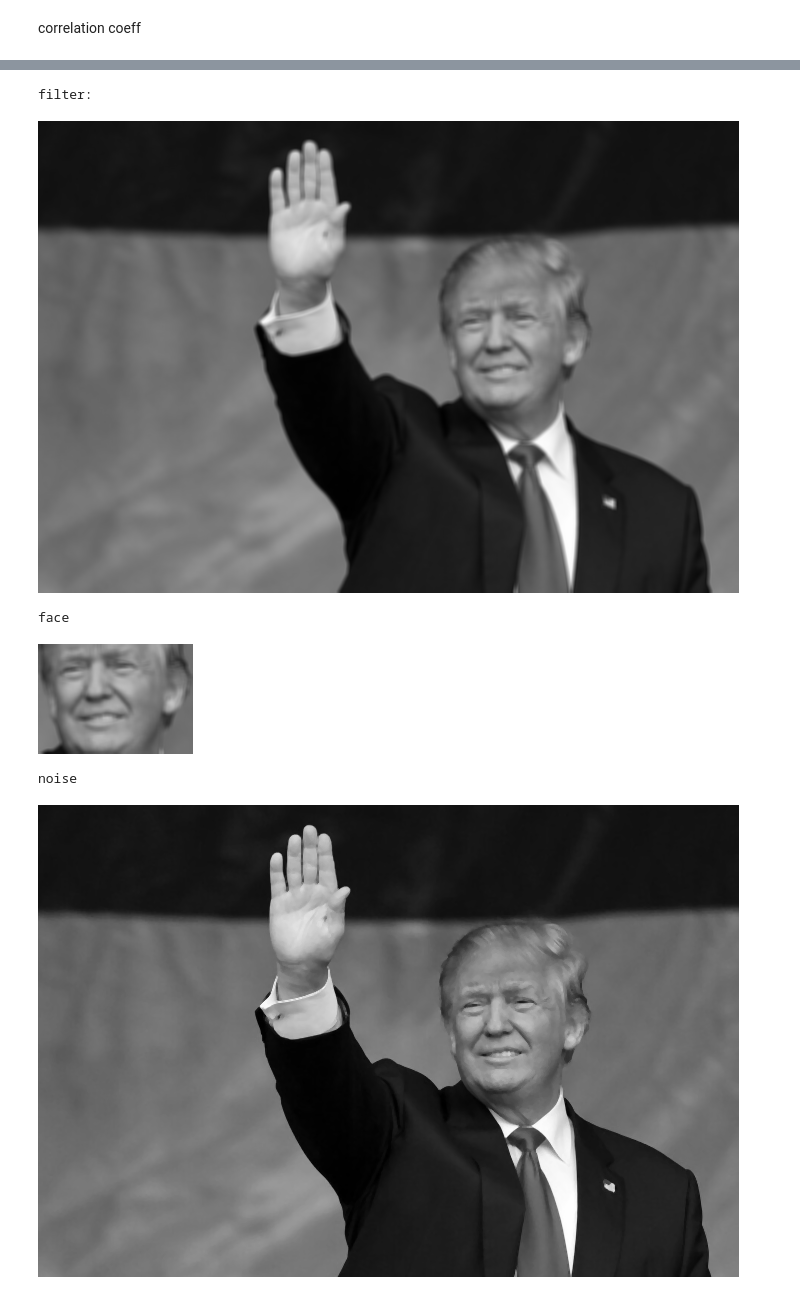
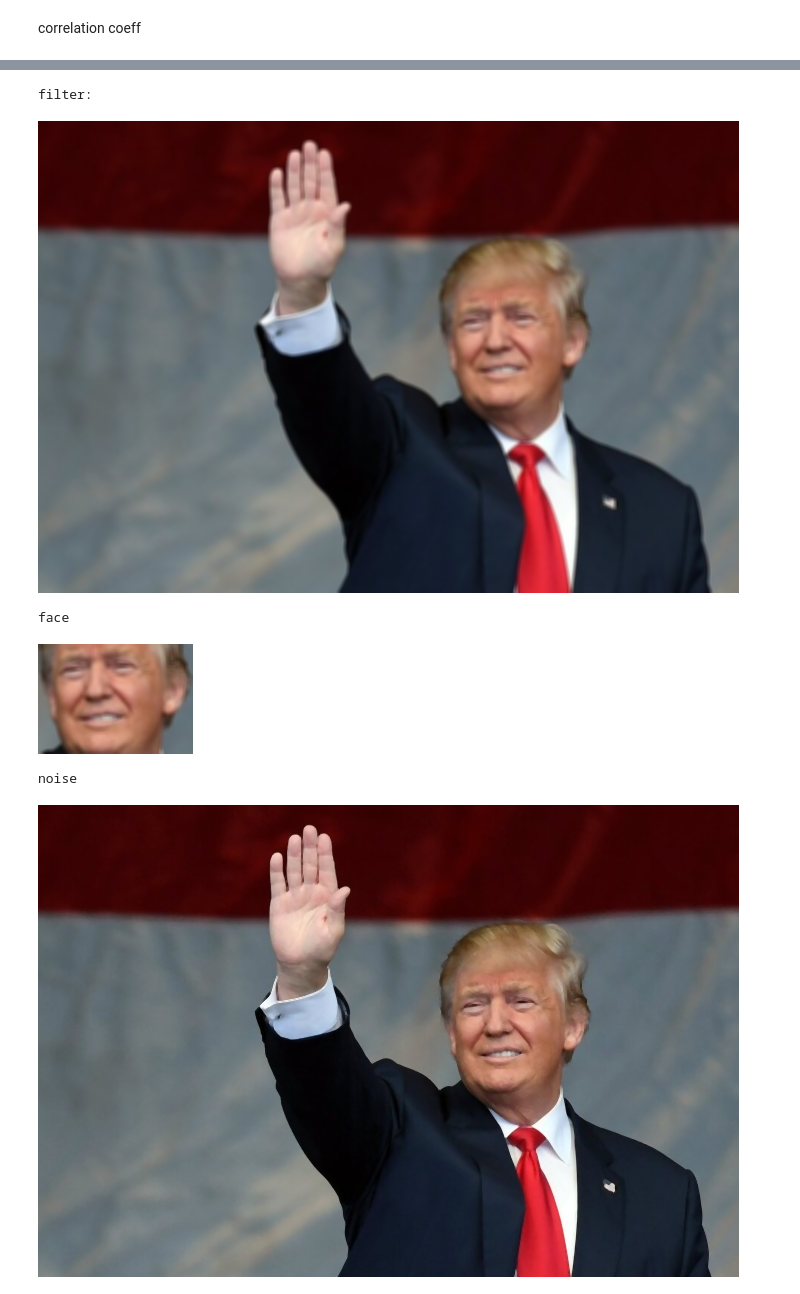
Before and after one commit to GiaHan2702/lab1_intro_python, a Jupyter notebook: lec1_intropy.ipynb, the cells around one changed output, grey strips where cells are left out. Saved outputs shown, nothing was run; the diff lists cells and outputs as text; code cells hidden in the pictures.

```diff
--- a/lec1_intropy.ipynb
+++ b/lec1_intropy.ipynb
@@ -308,8 +318,8 @@ drive.mount('/content/drive/')
 #load image
 
 image_path='/content/drive/MyDrive/Colab Notebooks/trump.jpg'
-image= cv2.imread(image_path,0)
-image1= cv2.imread(image_path,0)
+image= cv2.imread(image_path,1)
+image1= cv2.imread(image_path,11)
 #create kernel
 kernel= np.ones((5,5),np.float32)/25.0
 
@@ -341,6 +351,6 @@ original:
 filter:
-[figure, old version]
+[figure, new version]
 face
-[figure, old version]
+[figure, new version]
 noise
-[figure, old version]
+[figure, new version]
```
Also changed, not shown: parts of 2 cells of this notebook.
